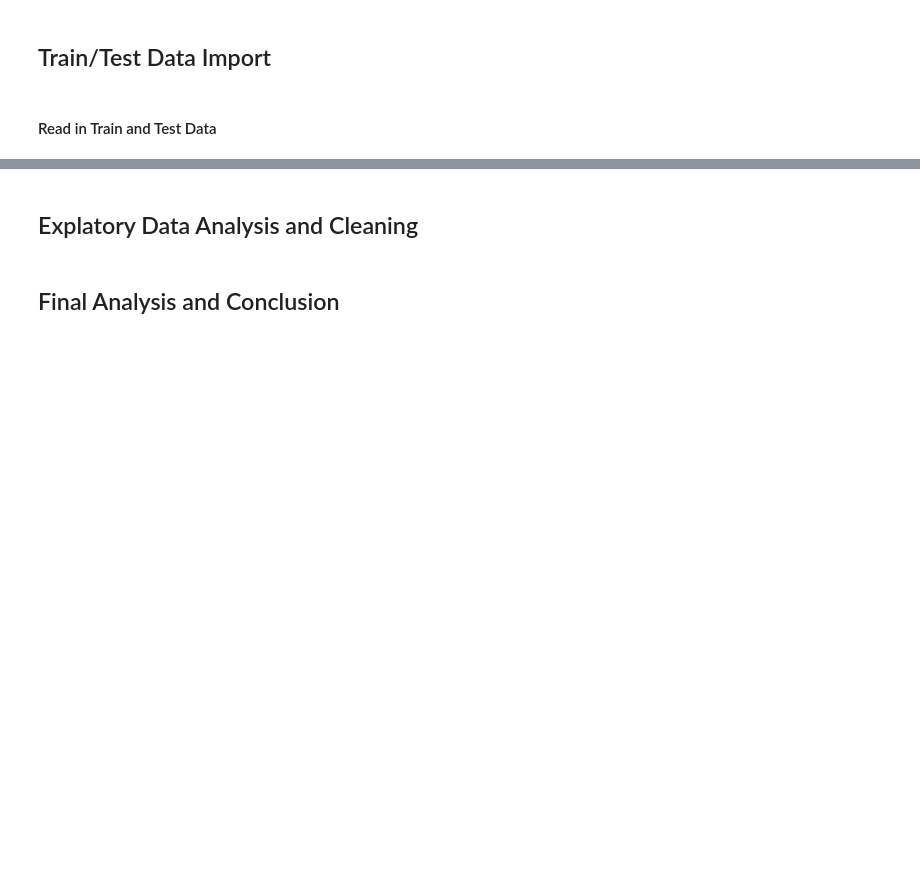
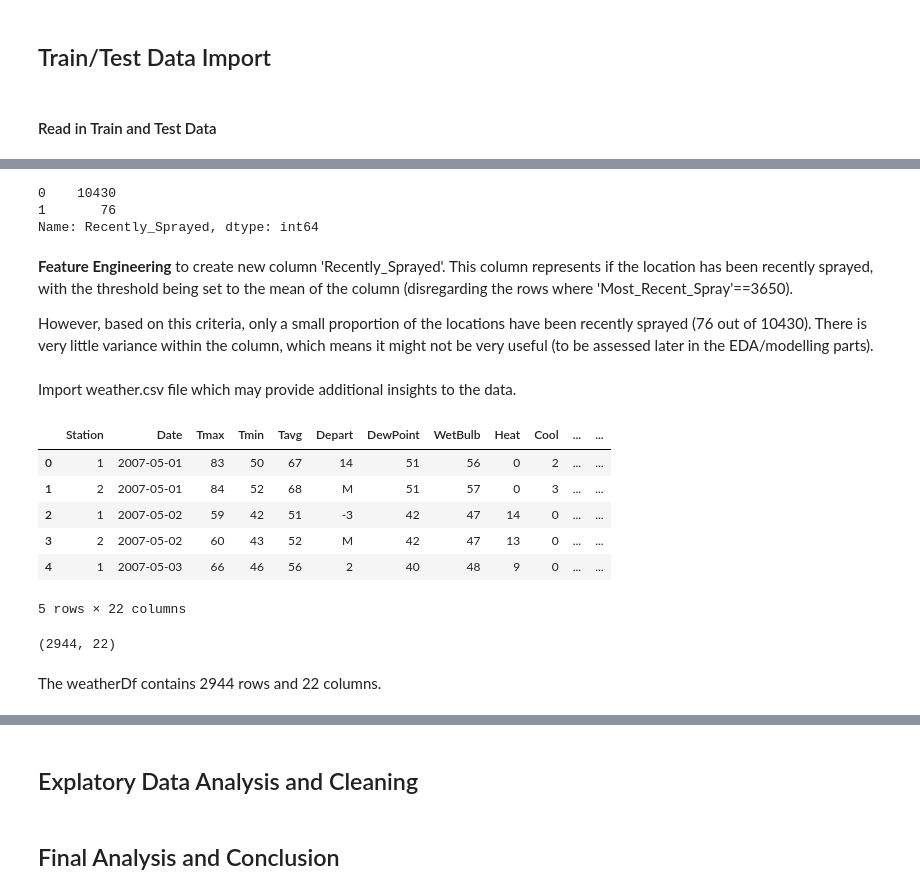
Before and after one commit to vincentleejiaqing/DSI11-SG-Project_4-GROUP_1, a Jupyter notebook: predict-west-nile-virus/project_4_GROUP_1.ipynb, the cells around one changed output, grey strips where cells are left out. Drawn from its saved outputs; the diff is of its cells as text; code cells hidden in the pictures; blank space fills up the shorter version.

```diff
--- a/predict-west-nile-virus/project_4_GROUP_1.ipynb
+++ b/predict-west-nile-virus/project_4_GROUP_1.ipynb
@@ -41,0 +281,30 @@ The Chicago Municipality and Chicago Department of Public Health can choose the
+# %%
+trainSprayCombined['Recently_Sprayed'] = (trainSprayCombined['Most_Recent_Spray']<201).astype(int)
+trainSprayCombined['Recently_Sprayed'].value_counts()
+# %% [output]
+0    10430
+1       76
+Name: Recently_Sprayed, dtype: int64
+# %% [markdown]
+**Feature Engineering** to create new column 'Recently_Sprayed'. This column represents if the location has been recently sprayed, with the threshold being set to the mean of the column (disregarding the rows where 'Most_Recent_Spray'==3650).
+
+However, based on this criteria, only a small proportion of the locations have been recently sprayed (76 out of 10430). There is very little variance within the column, which means it might not be very useful (to be assessed later in the EDA/modelling parts).
+# %% [markdown]
+Import weather.csv file which may provide additional insights to the data.
+# %%
+weatherDf = pd.read_csv('weather.csv')
+weatherDf.head()
+# %% [output]
+|  | Station | Date | Tmax | Tmin | Tavg | Depart | DewPoint | WetBulb | Heat | Cool | ... | ... |
+| 0 | 1 | 2007-05-01 | 83 | 50 | 67 | 14 | 51 | 56 | 0 | 2 | ... | ... |
+| 1 | 2 | 2007-05-01 | 84 | 52 | 68 | M | 51 | 57 | 0 | 3 | ... | ... |
+| 2 | 1 | 2007-05-02 | 59 | 42 | 51 | -3 | 42 | 47 | 14 | 0 | ... | ... |
+| 3 | 2 | 2007-05-02 | 60 | 43 | 52 | M | 42 | 47 | 13 | 0 | ... | ... |
+| 4 | 1 | 2007-05-03 | 66 | 46 | 56 | 2 | 40 | 48 | 9 | 0 | ... | ... |
+5 rows × 22 columns
+# %%
+weatherDf.shape
+# %% [output]
+(2944, 22)
+# %% [markdown]
+The weatherDf contains 2944 rows and 22 columns.
```
Also changed, not shown: parts of 102 cells of this notebook.
